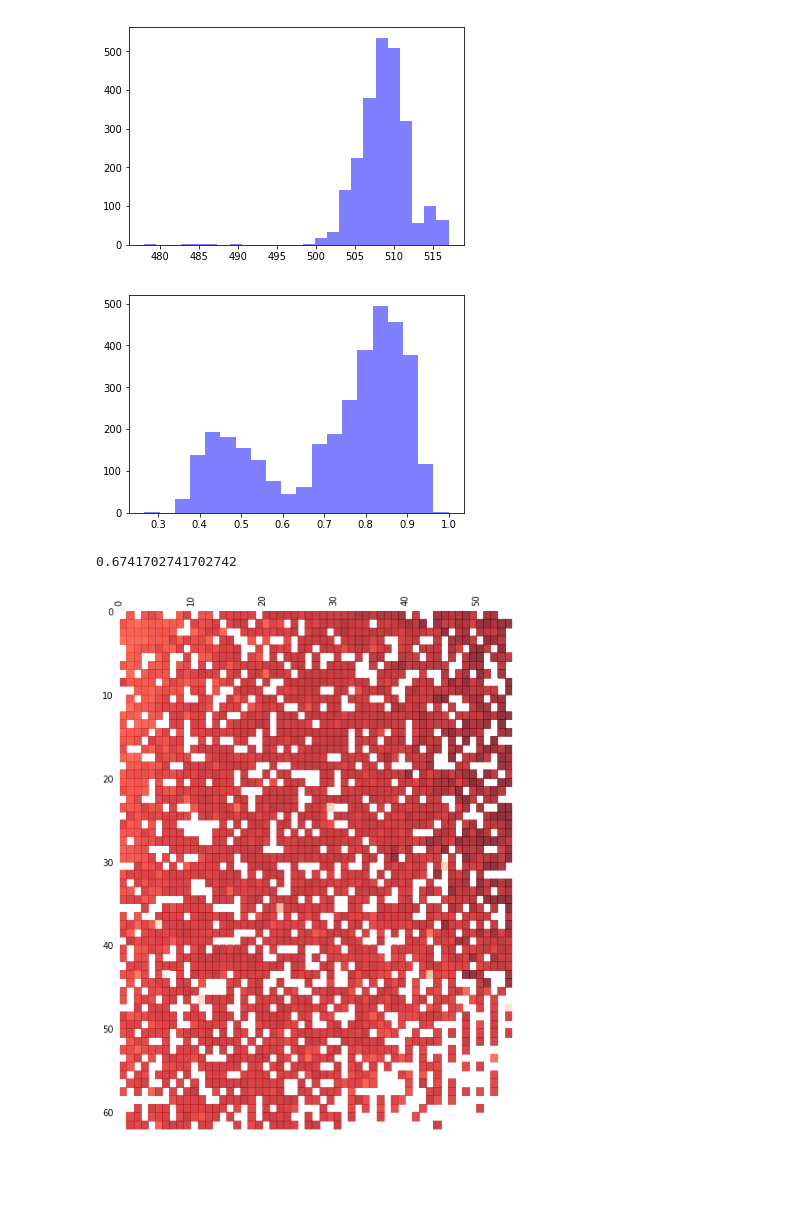
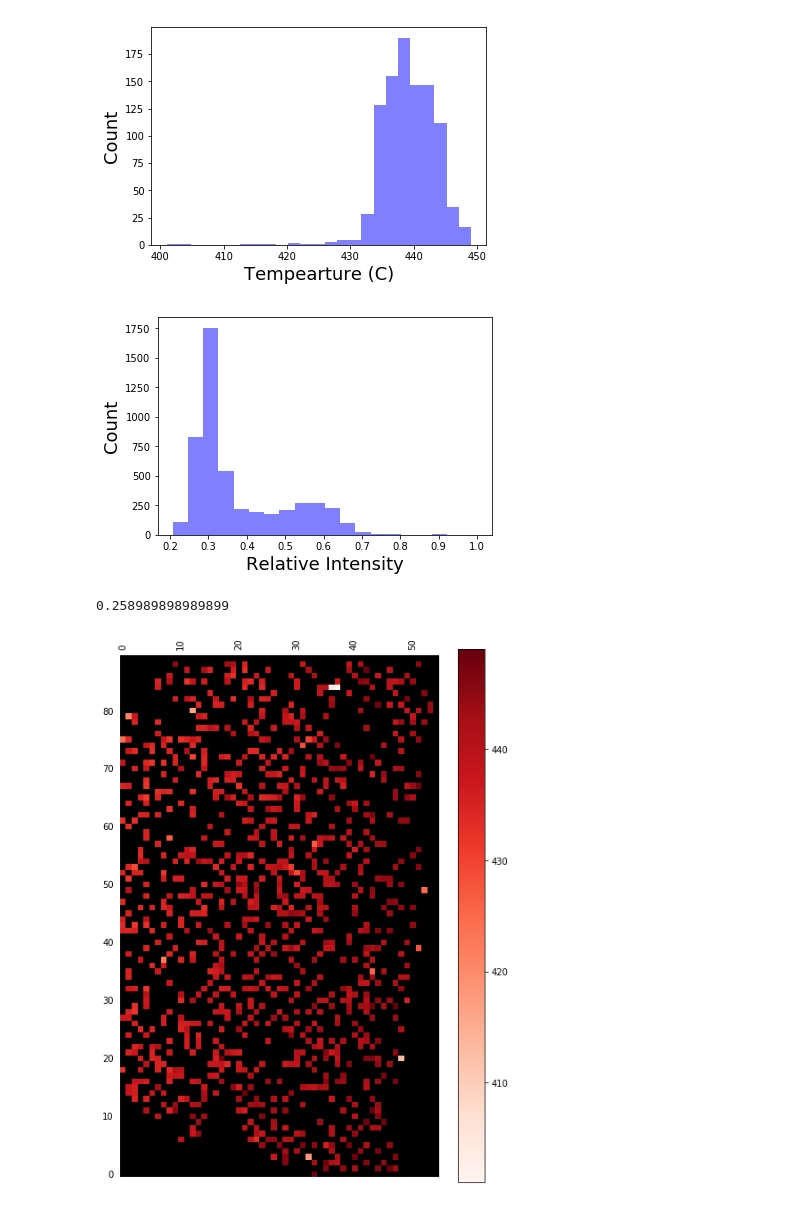
Before and after one commit to dgaddes/HRM, a Jupyter notebook: HRM Analysis.ipynb, the cells around one changed output. Cells and saved outputs as stored; diff of their text form; code cells hidden in the pictures; blank space fills up the shorter version.

Commit message:
improved plots labeling and colors

```diff
--- a/HRM Analysis.ipynb
+++ b/HRM Analysis.ipynb
@@ -7,8 +7,8 @@ import numpy as np
 import pandas as pd
 import matplotlib.pyplot as plt
 from scipy.signal import savgol_filter
-outpath = "/home/dave/Documents/HRM/data/14-Feb-2019"
-inpath = '/home/dave/Documents/HRM/data/14-Feb-2019/Wimeans_20190304T144722.txt'
+outpath = "/home/dave/HRM/data/28-Feb-2019/"
+inpath = '/home/dave/HRM/data/28-Feb-2019/Wimeans_20190228T171607.txt'
 # %%
 time_series = pd.read_csv(inpath)
 X, Y = time_series.shape
@@ -66,64 +70,73 @@ fig.savefig(path.join(outpath,"Derivative_All_Plots.png"))
 # %%
 peaks = np.zeros((Y,1))
 for i in range(0,Y):
-    if diff_frame_trans[i].idxmax() > 475 and diff_frame_trans[i].idxmax() < 525 and diff_frame_trans[i].max() > 0.5:
+    if diff_frame_trans[i].idxmax() > 400 and diff_frame_trans[i].idxmax() < 450 and diff_frame_trans[i].max() > 0.5:
         peaks[i, 0] = diff_frame_trans[i].idxmax()
     else:
         peaks[i, 0] = float('NaN')
 # %%
 fig, ax = plt.subplots()
+plt.xlabel('Tempearture (C)', fontsize=18)
+plt.ylabel('Count', fontsize=18)
 num_bins = 25
 n, bins, patches = plt.hist(peaks, num_bins, facecolor='blue', alpha=0.5)
 plt.show()
 fig.savefig(path.join(outpath,"Peak_Histogram.png"))
 # %% [output]
-[figure, old version]
+[figure, new version]
 # %%
 fig, ax = plt.subplots()
+plt.xlabel('Relative Intensity', fontsize=18)
+plt.ylabel('Count', fontsize=18)
 num_bins = 20
 n, bins, patches = plt.hist(time_series.T[1]/time_series.T[1].values.max(), num_bins, facecolor='blue', alpha=0.5)
 plt.show()
 fig.savefig(path.join(outpath,"Initial_Histogram.png"))
-sum(i > 0.7 for i in time_series.T[1]/time_series.T[1].values.max())/len(time_series.T[1])
+sum(i > 0.45 for i in time_series.T[1]/time_series.T[1].values.max())/len(time_series.T[1])
 # %% [output]
-[figure, old version]
+[figure, new version]
-0.6741702741702742
+0.258989898989899
 # %%
-heatmap = np.reshape(peaks, (63,55)) #63,55 90,55
+heatmap = np.reshape(peaks, (90,55)) #63,55 90,55
 
 # Plot it out
 fig, ax = plt.subplots()
-heatmap = ax.pcolor(heatmap, cmap=plt.cm.Reds, alpha=0.8)
+cmap = plt.cm.get_cmap()
+cmap=plt.cm.Reds
+cmap.set_bad(color='black')
+#heatmap = ax.pcolor(heatmap, cmap=plt.cm.Reds, alpha=0.8)
+im = plt.imshow(heatmap, cmap=cmap)
+fig.colorbar(im)
 
 # Format
 fig = plt.gcf()
 fig.set_size_inches(8, 11)
 
 # turn off the frame
 ax.set_frame_on(False)
 
 # want a more natural, table-like display
 ax.invert_yaxis()
 ax.xaxis.tick_top()
 
 # rotate the
 plt.xticks(rotation=90)
 
 ax.grid(False)
 
 # Turn off all the ticks
 ax = plt.gca()
 
 for t in ax.xaxis.get_major_ticks():
     t.tick1On = False
     t.tick2On = False
 for t in ax.yaxis.get_major_ticks():
     t.tick1On = False
     t.tick2On = False
 
 fig.savefig(path.join(outpath,"heatmap.png"))
 # %% [output]
-[figure, old version]
+[figure, new version]
 # %%
 #Stats
 
```
Also changed, not shown: parts of 4 cells of this notebook, 6 other files.
